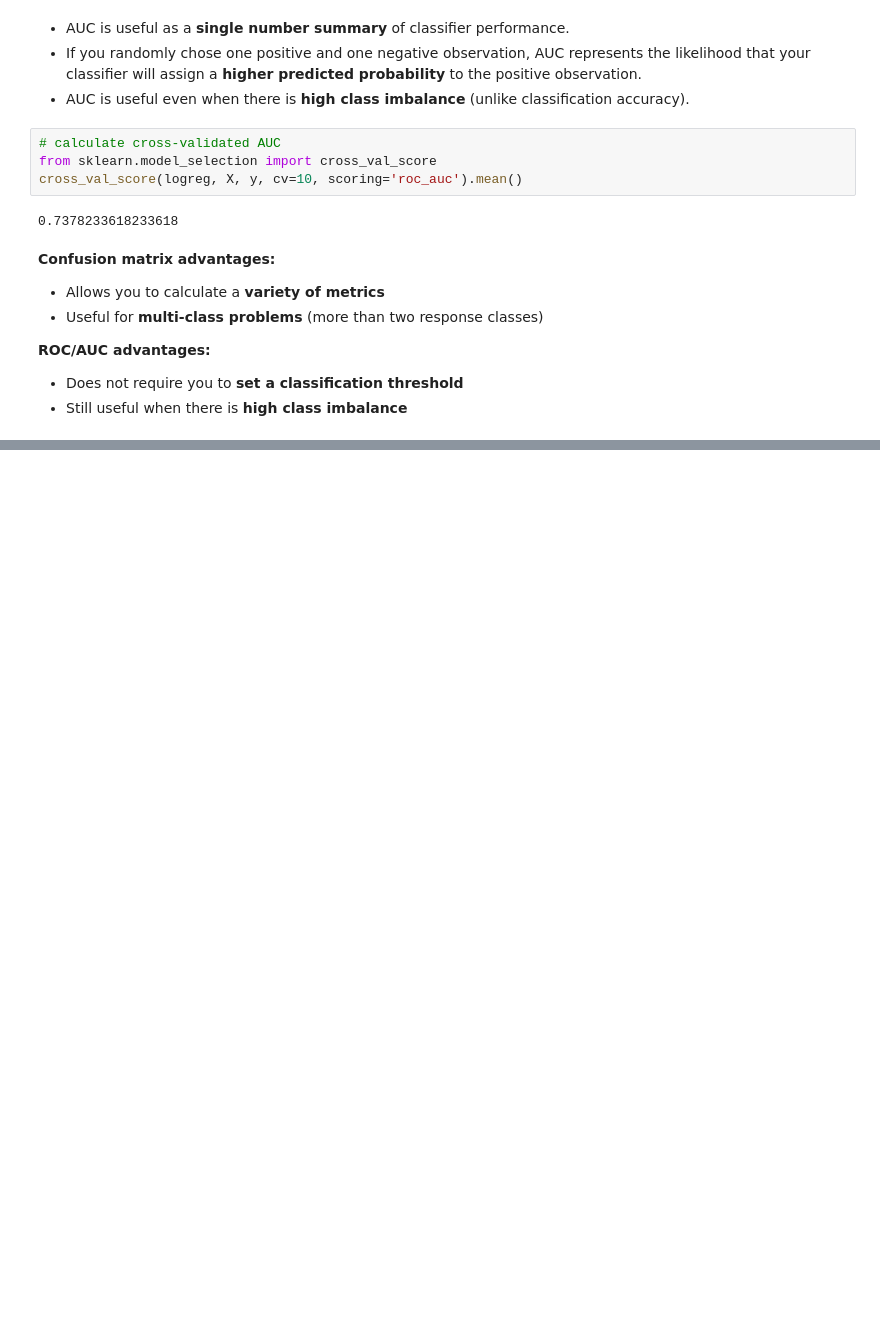
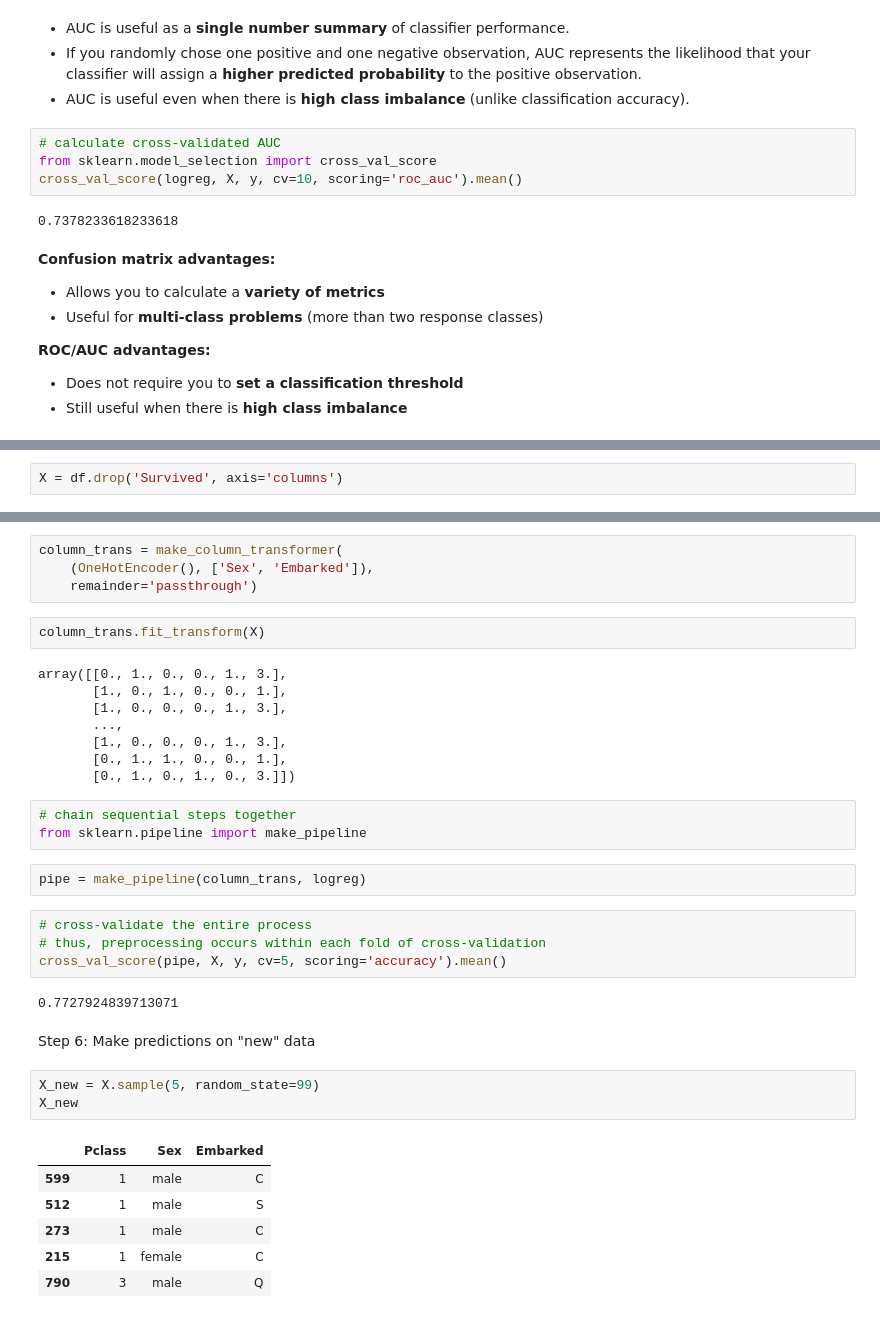
Before and after one commit to uktukt/EDA, a Jupyter notebook: ML_intro_scikit_learn.ipynb, the cells around one changed output, grey strips where cells are left out. Drawn from its saved outputs; the diff is of its cells as text; blank space fills up the shorter version.

```diff
--- a/ML_intro_scikit_learn.ipynb
+++ b/ML_intro_scikit_learn.ipynb
@@ -1036,0 +1134,2 @@ cross_val_score(logreg, X, y, cv=10, scoring='roc_auc').mean()
+# %%
+X = df.drop('Survived', axis='columns')
@@ -1036,0 +1139,37 @@ cross_val_score(logreg, X, y, cv=10, scoring='roc_auc').mean()
+# %%
+column_trans = make_column_transformer(
+    (OneHotEncoder(), ['Sex', 'Embarked']),
+    remainder='passthrough')
+# %%
+column_trans.fit_transform(X)
+# %% [output]
+array([[0., 1., 0., 0., 1., 3.],
+       [1., 0., 1., 0., 0., 1.],
+       [1., 0., 0., 0., 1., 3.],
+       ...,
+       [1., 0., 0., 0., 1., 3.],
+       [0., 1., 1., 0., 0., 1.],
+       [0., 1., 0., 1., 0., 3.]])
+# %%
+# chain sequential steps together
+from sklearn.pipeline import make_pipeline
+# %%
+pipe = make_pipeline(column_trans, logreg)
+# %%
+# cross-validate the entire process
+# thus, preprocessing occurs within each fold of cross-validation
+cross_val_score(pipe, X, y, cv=5, scoring='accuracy').mean()
+# %% [output]
+0.7727924839713071
+# %% [markdown]
+Step 6: Make predictions on "new" data
+# %%
+X_new = X.sample(5, random_state=99)
+X_new
+# %% [output]
+|  | Pclass | Sex | Embarked |
+| 599 | 1 | male | C |
+| 512 | 1 | male | S |
+| 273 | 1 | male | C |
+| 215 | 1 | female | C |
+| 790 | 3 | male | Q |
```
Also changed, not shown: parts of 23 cells of this notebook.
